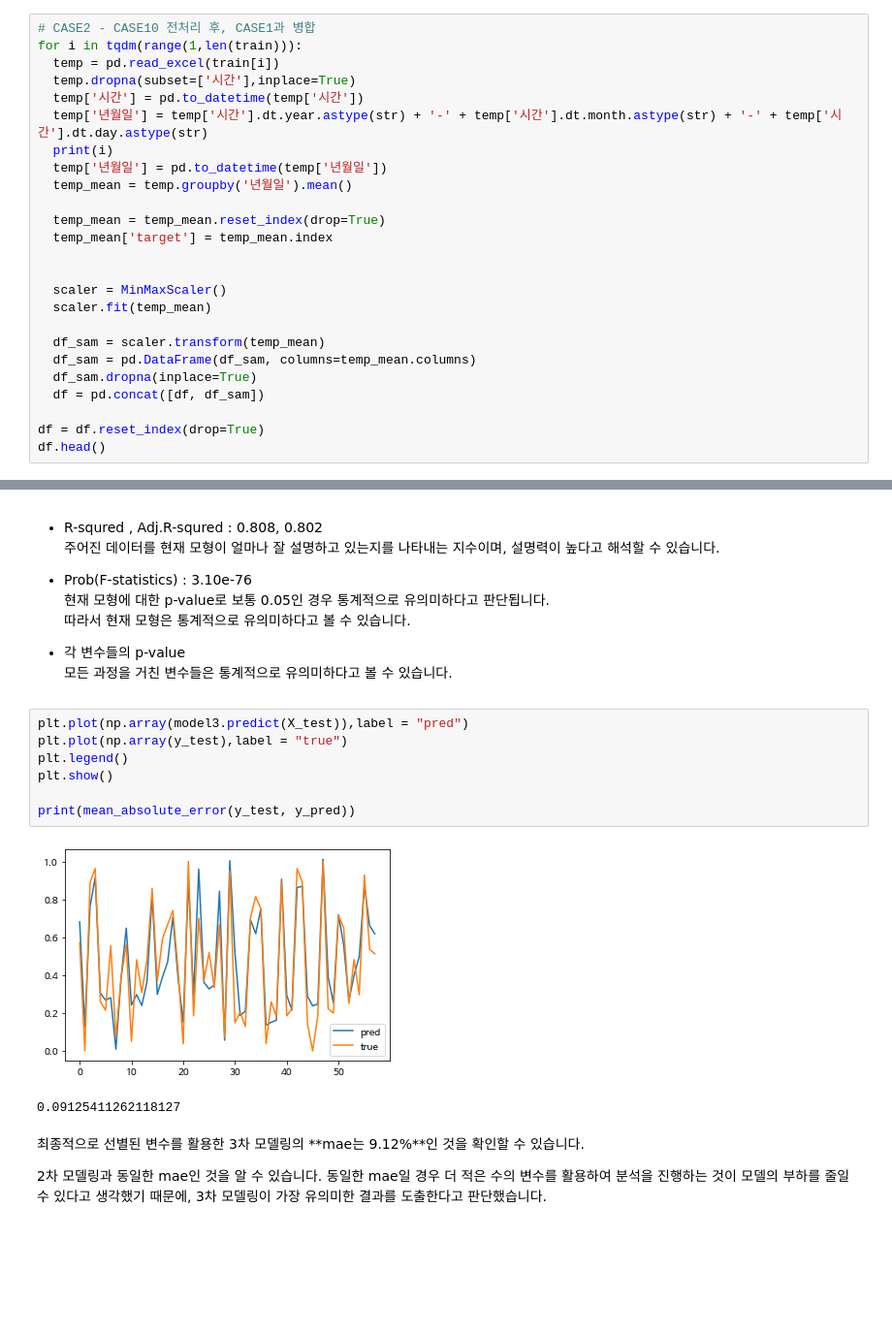
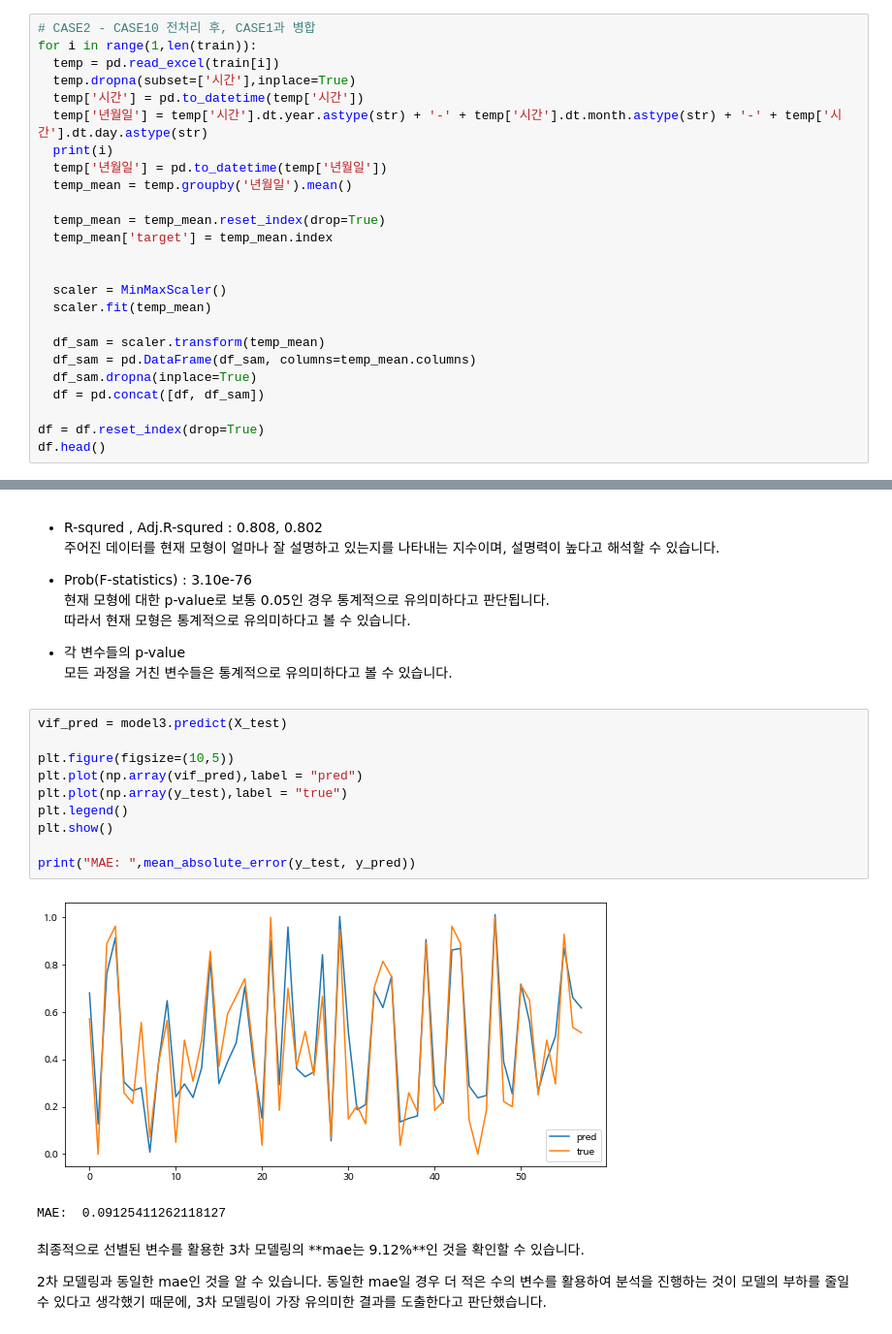
Before and after one commit to teamgaon/KIST, a Jupyter notebook: [Analytics]_가온,_통계분석을_활용한_생육정도_추정_정량_지표.ipynb, the cells around one changed output, grey strips where cells are left out. Shown at 97% size. Drawn from its saved outputs; the diff is of its cells as text; blank space fills up the shorter version.

```diff
--- a/[Analytics]_가온,_통계분석을_활용한_생육정도_추정_정량_지표.ipynb
+++ b/[Analytics]_가온,_통계분석을_활용한_생육정도_추정_정량_지표.ipynb
@@ -201,7 +201,7 @@ df.head()
 5 rows × 39 columns
 # %%
 # CASE2 - CASE10 전처리 후, CASE1과 병합
-for i in tqdm(range(1,len(train))):
+for i in range(1,len(train)):
   temp = pd.read_excel(train[i])
   temp.dropna(subset=['시간'],inplace=True)
   temp['시간'] = pd.to_datetime(temp['시간'])
@@ -793,15 +794,18 @@ Warnings:
 - 각 변수들의 p-value
 모든 과정을 거친 변수들은 통계적으로 유의미하다고 볼 수 있습니다.
 # %%
-plt.plot(np.array(model3.predict(X_test)),label = "pred")
+vif_pred = model3.predict(X_test)
+
+plt.figure(figsize=(10,5))
+plt.plot(np.array(vif_pred),label = "pred")
 plt.plot(np.array(y_test),label = "true")
 plt.legend()
 plt.show()
 
-print(mean_absolute_error(y_test, y_pred))
+print("MAE: ",mean_absolute_error(y_test, y_pred))
 # %% [output]
-[figure, old version]
+[figure, new version]
-0.09125411262118127
+MAE:  0.09125411262118127
 # %% [markdown]
 최종적으로 선별된 변수를 활용한 3차 모델링의 **mae는 9.12%**인 것을 확인할 수 있습니다.
 
```
Also changed, not shown: parts of 7 cells of this notebook.
